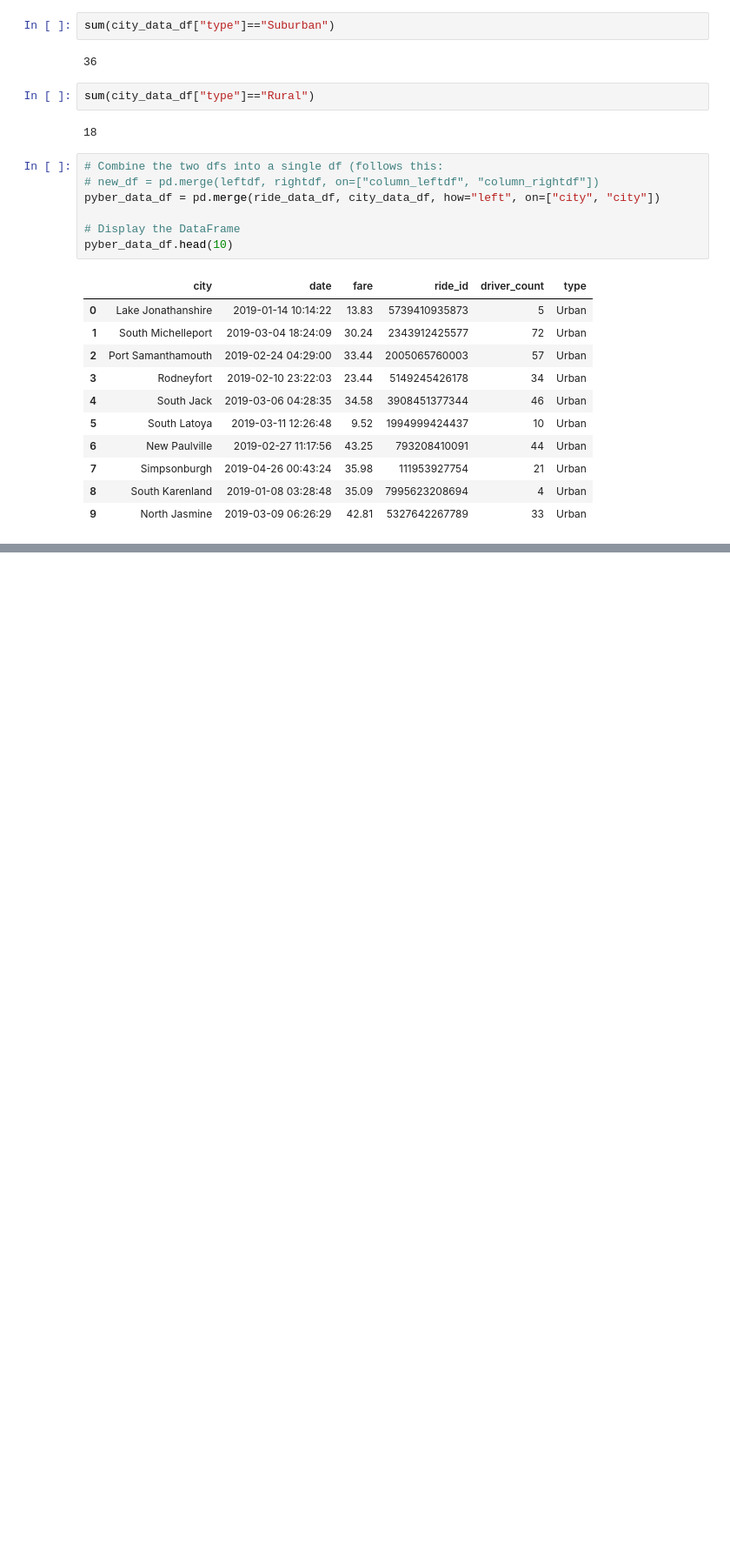
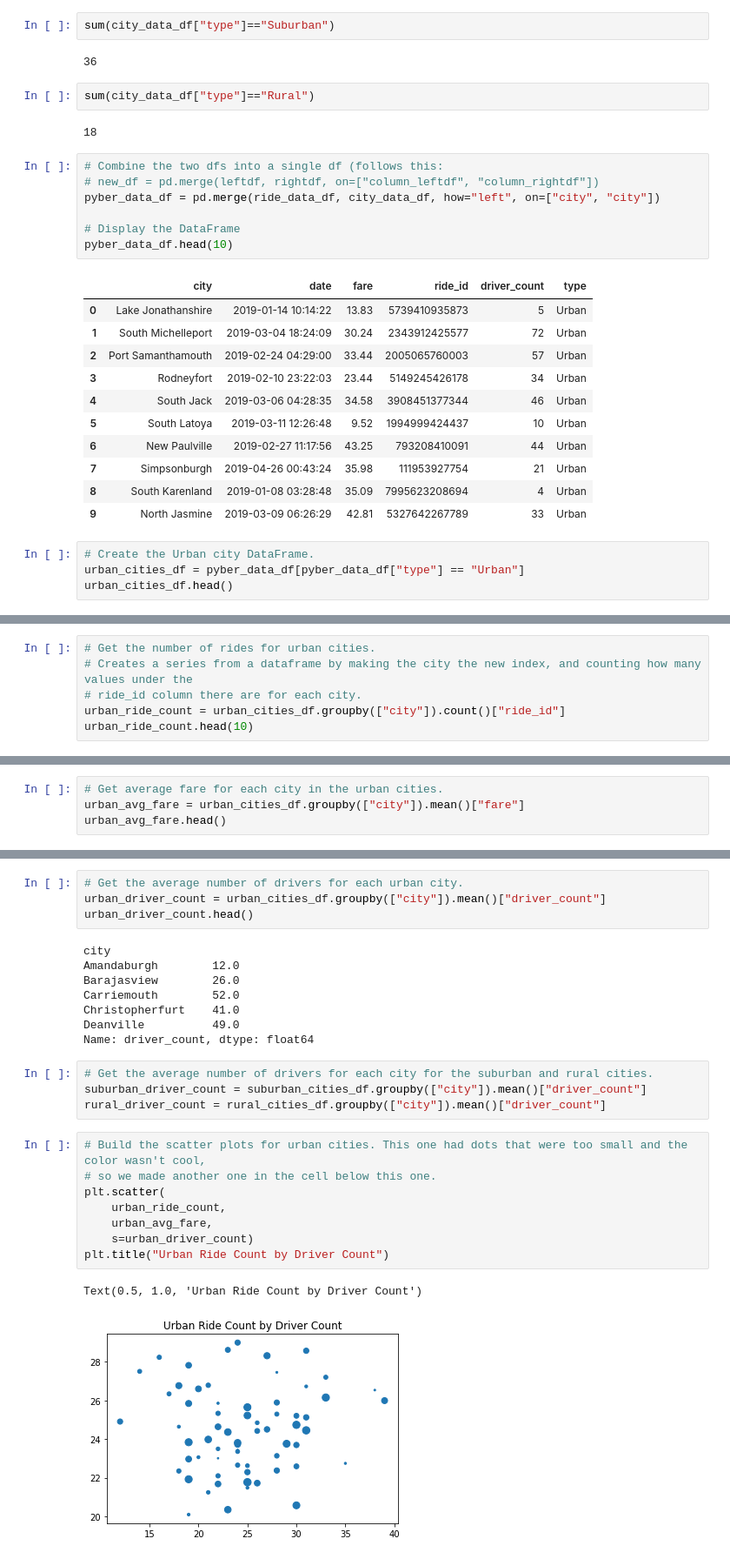
Before and after one commit to etdirksen/Rideshare-Analysis, a Jupyter notebook: PyBer.ipynb, the cells around one changed output, grey strips where cells are left out. Shown at 87% size. Drawn from its saved outputs; the diff is of its cells as text; blank space fills up the shorter version.

```diff
--- a/PyBer.ipynb
+++ b/PyBer.ipynb
@@ -125,3 +125,7 @@ pyber_data_df.head(10)
 | 7 | Simpsonburgh | 2019-04-26 00:43:24 | 35.98 | 111953927754 | 21 | Urban |
 | 8 | South Karenland | 2019-01-08 03:28:48 | 35.09 | 7995623208694 | 4 | Urban |
 | 9 | North Jasmine | 2019-03-09 06:26:29 | 42.81 | 5327642267789 | 33 | Urban |
+# %%
+# Create the Urban city DataFrame.
+urban_cities_df = pyber_data_df[pyber_data_df["type"] == "Urban"]
+urban_cities_df.head()
@@ -127,0 +159,6 @@ pyber_data_df.head(10)
+# %%
+# Get the number of rides for urban cities.
+# Creates a series from a dataframe by making the city the new index, and counting how many values under the
+# ride_id column there are for each city.
+urban_ride_count = urban_cities_df.groupby(["city"]).count()["ride_id"]
+urban_ride_count.head(10)
@@ -127,0 +183,4 @@ pyber_data_df.head(10)
+# %%
+# Get average fare for each city in the urban cities.
+urban_avg_fare = urban_cities_df.groupby(["city"]).mean()["fare"]
+urban_avg_fare.head()
@@ -127,0 +199,27 @@ pyber_data_df.head(10)
+# %%
+# Get the average number of drivers for each urban city.
+urban_driver_count = urban_cities_df.groupby(["city"]).mean()["driver_count"]
+urban_driver_count.head()
+# %% [output]
+city
+Amandaburgh        12.0
+Barajasview        26.0
+Carriemouth        52.0
+Christopherfurt    41.0
+Deanville          49.0
+Name: driver_count, dtype: float64
+# %%
+# Get the average number of drivers for each city for the suburban and rural cities.
+suburban_driver_count = suburban_cities_df.groupby(["city"]).mean()["driver_count"]
+rural_driver_count = rural_cities_df.groupby(["city"]).mean()["driver_count"]
+# %%
+# Build the scatter plots for urban cities. This one had dots that were too small and the color wasn't cool,
+# so we made another one in the cell below this one.
+plt.scatter(
+    urban_ride_count,
+    urban_avg_fare,
+    s=urban_driver_count)
+plt.title("Urban Ride Count by Driver Count")
+# %% [output]
+Text(0.5, 1.0, 'Urban Ride Count by Driver Count')
+[figure, added]
```
Also changed, not shown: parts of 12 cells of this notebook, 1 other file.
